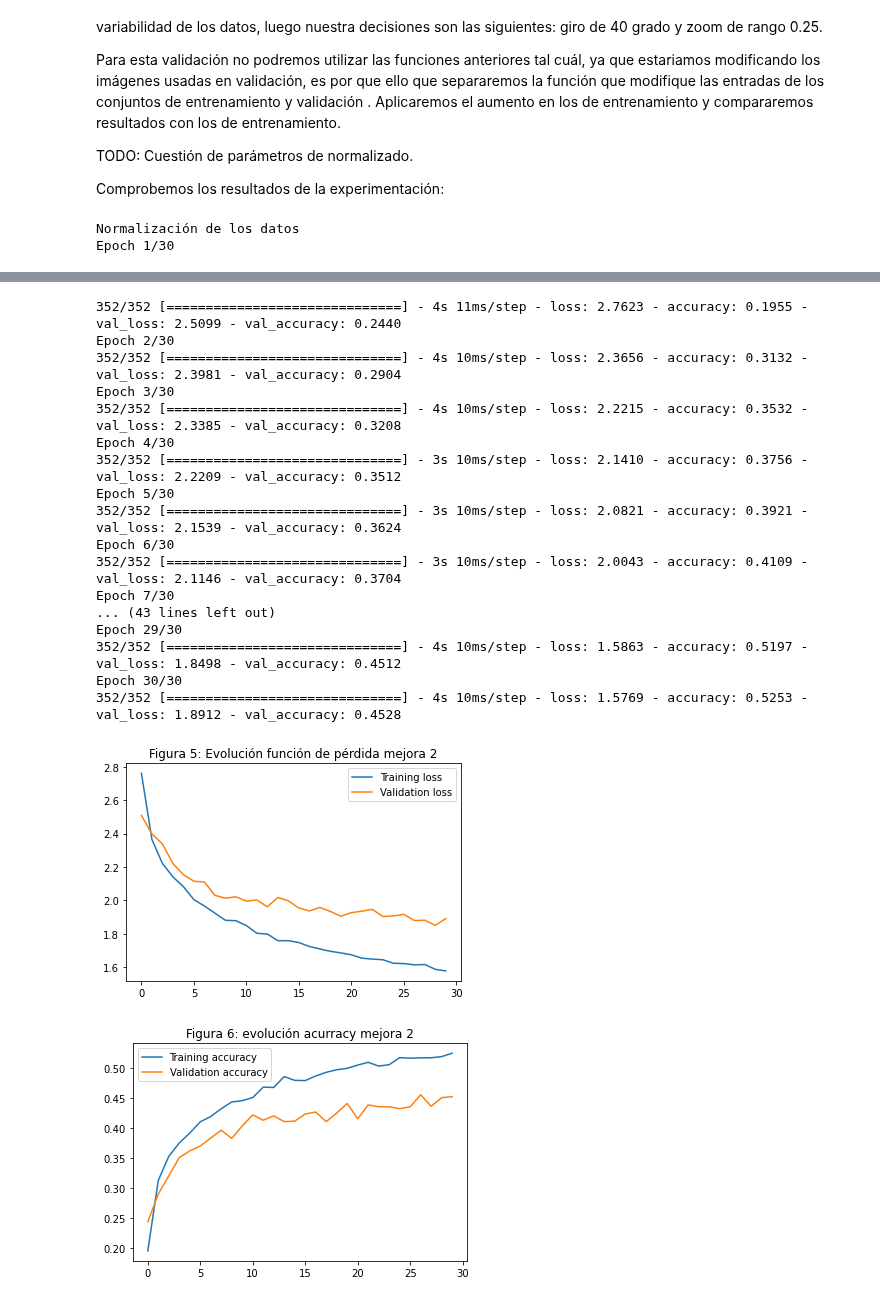
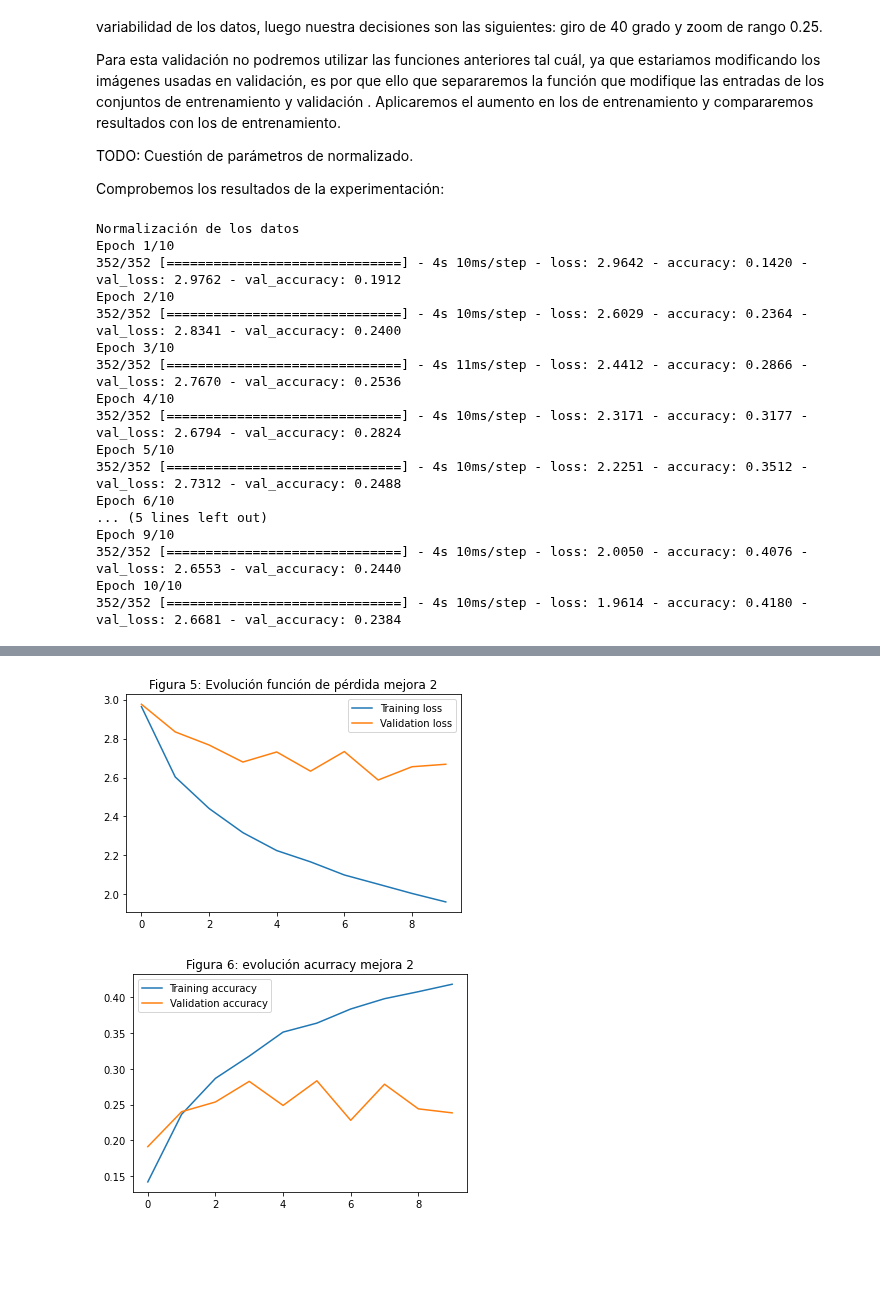
Before and after one commit to BlancaCC/Computer-vision, a Jupyter notebook: practica_3/P3.ipynb, the cells around one changed output, grey strips where cells are left out. Drawn from its saved outputs; the diff is of its cells as text; code cells hidden in the pictures; blank space fills up the shorter version.

```diff
--- a/P3.ipynb
+++ b/practica_3/P3.ipynb
@@ -369,7 +372,7 @@ class BaseNet:
         input_shape = (32,32,3)
 
         # Descripción del modelo
-        model = Sequential(name='Ejercicio_1')
+        model = Sequential(name='BaseNet')
         # capa 1 y 2
         model.add(Conv2D( filters= 6, # parámetro de output channels
                         kernel_size=(5, 5),
@@ -806,6 +805,9 @@ Mejora 1 | Normalizamos por *featurewise* los datos de entrada: ahora la media y
 Como se observa con el mero hecho de normalizar los datos hemos obtenido una mejora.
 ¿Qué es lo que hemos hecho? Normalizar la intensidad promedio del cada canal, de esta manera eliminamos factores cmo la intensidad.
 # %%
+'''
+Ejecutar
+'''
 # Dejaremos los datos normalizados y además separaremos validación de entrenamiento para las futuras mejoras
 
 # ____   Normalización _______
@@ -835,14 +837,17 @@ def normalize_data(x_datas: np.ndarray, data_normalizer: ImageDataGenerator) ->
 x_train, x_validation, y_train, y_validation = train_test_split(
     x_train,
     y_train,
-    test_size=0.1,
+    test_size= porcentaje_validacion,
     stratify = y_train,
     shuffle = True,
     random_state=SEED
 )
-x_train = normalize_data(x_train, generador_image_normalizacion)
-x_test = normalize_data(x_test, generador_image_normalizacion)
-x_validation = normalize_data(x_validation, generador_image_normalizacion)
+# ajustamos los parámetros
+generador_image_normalizacion.fit(x_train)
+# Aplicamos la normalización
+x_train_normalizados = normalize_data(x_train, generador_image_normalizacion)
+x_test_normalizados = normalize_data(x_test, generador_image_normalizacion)
+x_validation_normalizados = normalize_data(x_validation, generador_image_normalizacion)
 # %% [markdown]
 ### Mejora 2: Aumento de los datos
 En esta siguiente mejora aumentaremos el tamaño del dataset aplicando de manera azarosa las siguientes transformaciones de los datos:
@@ -872,7 +877,7 @@ tam_batch = 32
 # porcentaje de entrenamiento que utilizará como validación
 porcentaje_validacion = 0.1
 # número de epocas a entrenar el modelo
-epocas = 30
+epocas = 10
 
 '''
 
@@ -895,17 +900,17 @@ generador_image_aumentados= ImageDataGenerator(
     # Añadimos datos
     horizontal_flip = True,
     zoom_range = 0.3,
-    # validación
-    validation_split = porcentaje_validacion)
+)
 
 # TODO añadir giro
 generador_image_aumentados.fit(x_train)
 
 # reestablecemos los pesos
 model.set_weights(weights)
+# entrenamos
 evolucion_entrenamiento_normalizado = model.fit(
-    generador_image_aumentados.flow(x_train, y_train,subset='training'),
-    validation_data=generador_image_aumentados.flow(x_train, y_train, subset='validation'),
+    generador_image_aumentados.flow(x_train_normalizados, y_train, batch_size=tam_batch),
+    validation_data=(x_validation_normalizados, y_validation),
     epochs=epocas,
     verbose=True
 )
@@ -914,4 +919,19 @@ evolucion_entrenamiento_normalizado = model.fit(
 mostrarEvolucion(evolucion_entrenamiento_normalizado, 'Figura 5: Evolución función de pérdida mejora 2', 'Figura 6: evolución acurracy mejora 2')
 # %% [output]
 Normalización de los datos
-Epoch 1/30
+Epoch 1/10
+352/352 [==============================] - 4s 10ms/step - loss: 2.9642 - accuracy: 0.1420 - val_loss: 2.9762 - val_accuracy: 0.1912
+Epoch 2/10
+352/352 [==============================] - 4s 10ms/step - loss: 2.6029 - accuracy: 0.2364 - val_loss: 2.8341 - val_accuracy: 0.2400
+Epoch 3/10
+352/352 [==============================] - 4s 11ms/step - loss: 2.4412 - accuracy: 0.2866 - val_loss: 2.7670 - val_accuracy: 0.2536
+Epoch 4/10
+352/352 [==============================] - 4s 10ms/step - loss: 2.3171 - accuracy: 0.3177 - val_loss: 2.6794 - val_accuracy: 0.2824
+Epoch 5/10
+352/352 [==============================] - 4s 10ms/step - loss: 2.2251 - accuracy: 0.3512 - val_loss: 2.7312 - val_accuracy: 0.2488
+Epoch 6/10
+... (5 lines left out)
+Epoch 9/10
+352/352 [==============================] - 4s 10ms/step - loss: 2.0050 - accuracy: 0.4076 - val_loss: 2.6553 - val_accuracy: 0.2440
+Epoch 10/10
+352/352 [==============================] - 4s 10ms/step - loss: 1.9614 - accuracy: 0.4180 - val_loss: 2.6681 - val_accuracy: 0.2384
@@ -921,22 +938,5 @@ Epoch 1/30
-352/352 [==============================] - 4s 11ms/step - loss: 2.7623 - accuracy: 0.1955 - val_loss: 2.5099 - val_accuracy: 0.2440
-Epoch 2/30
-352/352 [==============================] - 4s 10ms/step - loss: 2.3656 - accuracy: 0.3132 - val_loss: 2.3981 - val_accuracy: 0.2904
-Epoch 3/30
-352/352 [==============================] - 4s 10ms/step - loss: 2.2215 - accuracy: 0.3532 - val_loss: 2.3385 - val_accuracy: 0.3208
-Epoch 4/30
-352/352 [==============================] - 3s 10ms/step - loss: 2.1410 - accuracy: 0.3756 - val_loss: 2.2209 - val_accuracy: 0.3512
-Epoch 5/30
-352/352 [==============================] - 3s 10ms/step - loss: 2.0821 - accuracy: 0.3921 - val_loss: 2.1539 - val_accuracy: 0.3624
-Epoch 6/30
-352/352 [==============================] - 3s 10ms/step - loss: 2.0043 - accuracy: 0.4109 - val_loss: 2.1146 - val_accuracy: 0.3704
-Epoch 7/30
-... (43 lines left out)
-Epoch 29/30
-352/352 [==============================] - 4s 10ms/step - loss: 1.5863 - accuracy: 0.5197 - val_loss: 1.8498 - val_accuracy: 0.4512
-Epoch 30/30
-352/352 [==============================] - 4s 10ms/step - loss: 1.5769 - accuracy: 0.5253 - val_loss: 1.8912 - val_accuracy: 0.4528
-[figure, old version]
+[figure, new version]
-[figure, old version]
+[figure, new version]
 # %% [markdown]
 ### Análisis de la mejora 2
 
```
Also changed, not shown: parts of 20 cells of this notebook, 5 other files.
